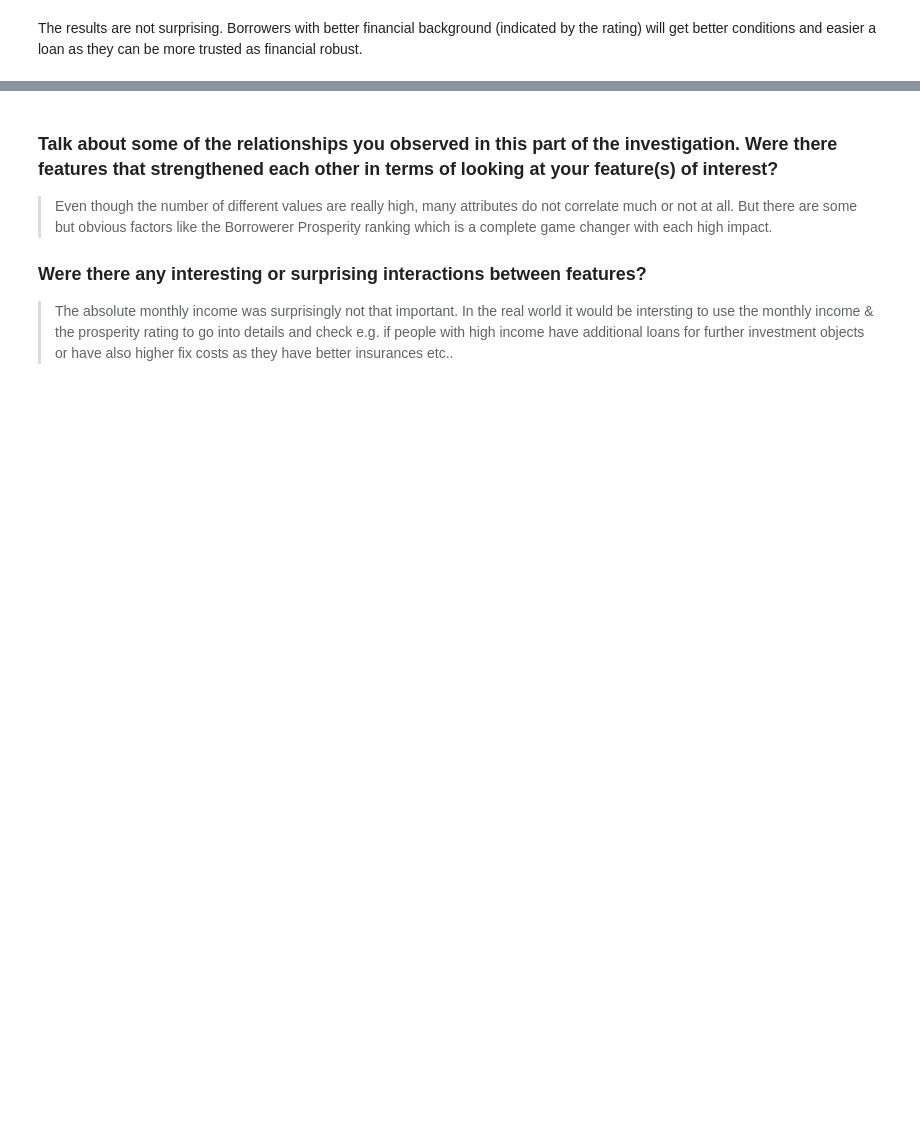
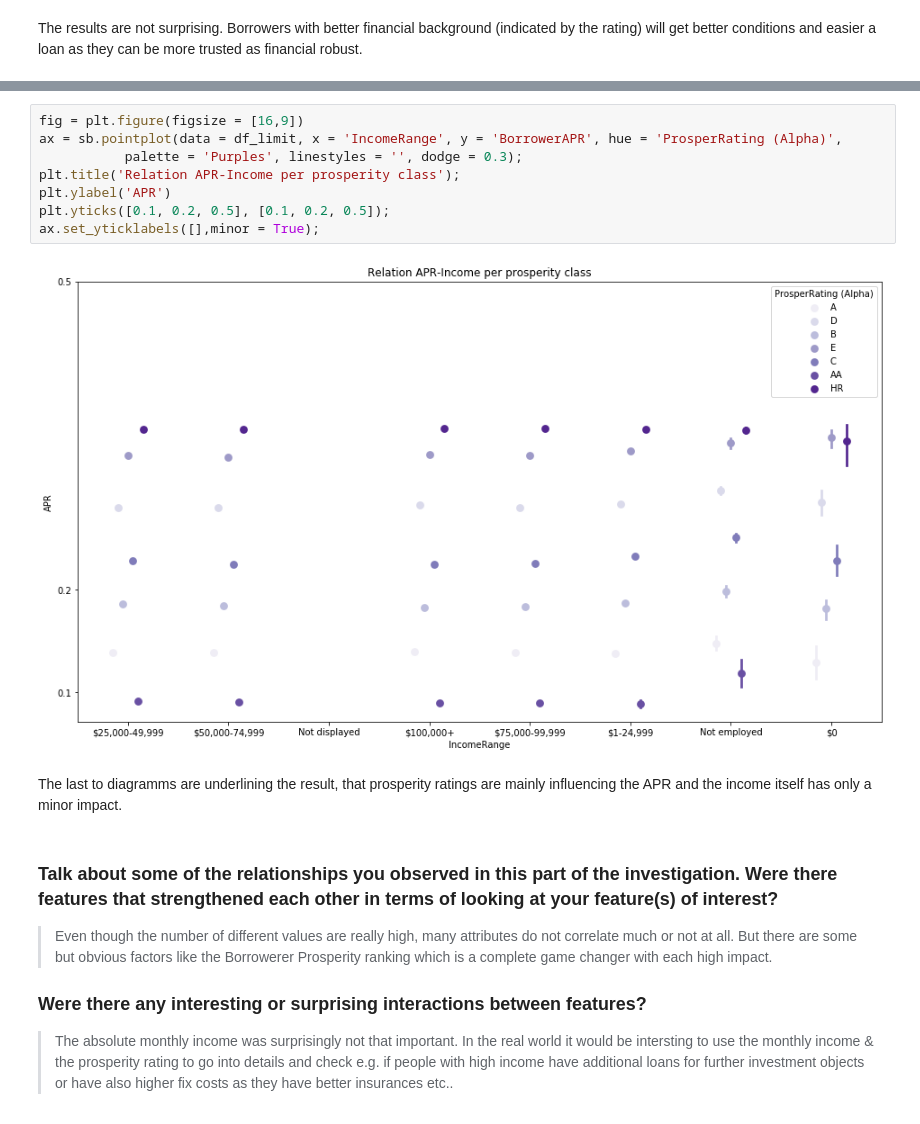
Before and after one commit to Warwick2k/Data_Visualization, a Jupyter notebook: Exploration_Hagemann.ipynb, the cells around one changed output, grey strips where cells are left out. Saved outputs shown, nothing was run; the diff lists cells and outputs as text; blank space fills up the shorter version.

```diff
--- a/Exploration_Hagemann.ipynb
+++ b/Exploration_Hagemann.ipynb
@@ -410,3 +408,15 @@ graph.fig.suptitle('Ford GoBike System - Trip Duration (Min) Per User Type and G
+# %%
+fig = plt.figure(figsize = [16,9])
+ax = sb.pointplot(data = df_limit, x = 'IncomeRange', y = 'BorrowerAPR', hue = 'ProsperRating (Alpha)',
+           palette = 'Purples', linestyles = '', dodge = 0.3);
+plt.title('Relation APR-Income per prosperity class');
+plt.ylabel('APR')
+plt.yticks([0.1, 0.2, 0.5], [0.1, 0.2, 0.5]);
+ax.set_yticklabels([],minor = True);
+# %% [output]
+[figure, added]
+# %% [markdown]
+The last to diagramms are underlining the result, that prosperity ratings are mainly influencing the APR and the income itself has only a minor impact.
 # %% [markdown]
 ### Talk about some of the relationships you observed in this part of the investigation. Were there features that strengthened each other in terms of looking at your feature(s) of interest?
 
```
Also changed, not shown: parts of 4 cells of this notebook, 1 other file.
